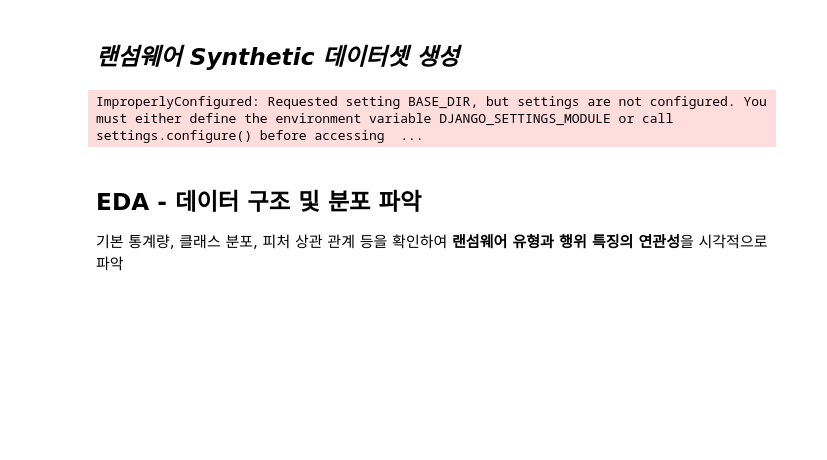
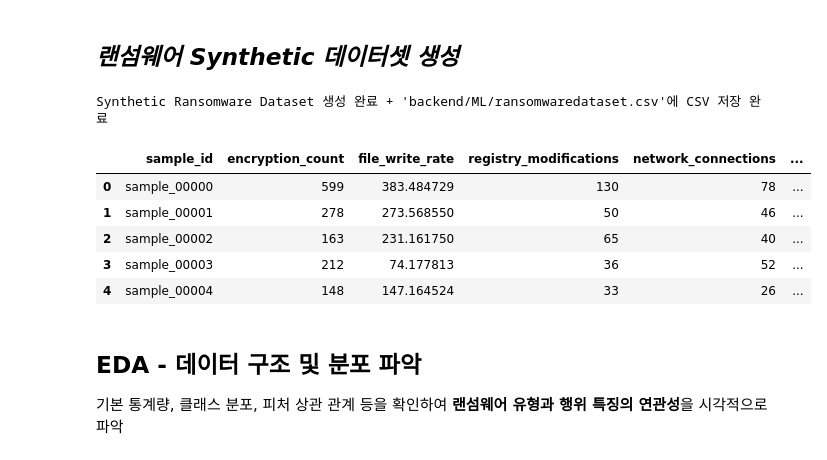
Before and after one commit to minkyungbae/Ransomware-Behavior-Analytics, a Jupyter notebook: ransomware-model.ipynb, the cells around one changed output. Saved outputs shown, nothing was run; the diff lists cells and outputs as text; code cells hidden in the pictures; blank space fills up the shorter version.

Commit message:
Update: ransomware-model.ipynb에 csv 파일 저장 경로 추가

```diff
--- a/ransomware-model.ipynb
+++ b/ransomware-model.ipynb
@@ -149,35 +141,41 @@ def generate_synthetic_ransomware(n_samples: int = 10000, seed: int = 42) -> pd.
         rows.append({
             "sample_id": f"sample_{i:05d}",
             "encryption_count": int(enc),
             "file_write_rate": fw,
             "registry_modifications": int(reg),
             "network_connections": int(net),
             "process_tree_depth": int(depth),
             "bruteforce_attempts": int(brute),
             "usb_access_count": int(usb),
             "cloud_api_access": int(cloud),
             "phishing_indicator": int(ph_ind),
             "exploit_indicator": int(ex_ind),
             "class_id": c,
             "class_name": class_names[c],
         })
     # 설명: 리스트를 pandas DataFrame으로 변환하여 반환
     df = pd.DataFrame(rows)
     return df
 
 
 # 위 함수로 10,000개 샘플 생성
 df = generate_synthetic_ransomware(n_samples=10000, seed=SEED)
 
 # CSV 파일로 저장
-ml_dir = os.path.join(settings.BASE_DIR, "backend/", "ML/")
+ml_dir = os.path.join("backend/", "ML/")
 csv_path = os.path.join(ml_dir, "ransomwaredataset.csv")
 df.to_csv(csv_path, index=False, encoding="utf-8")
 
 print(f"Synthetic Ransomware Dataset 생성 완료 + '{csv_path}'에 CSV 저장 완료")
 df.head()
 # %% [output]
-ImproperlyConfigured: Requested setting BASE_DIR, but settings are not configured. You must either define the environment variable DJANGO_SETTINGS_MODULE or call settings.configure() before accessing  ...
+Synthetic Ransomware Dataset 생성 완료 + 'backend/ML/ransomwaredataset.csv'에 CSV 저장 완료
+|  | sample_id | encryption_count | file_write_rate | registry_modifications | network_connections | ... |
+| 0 | sample_00000 | 599 | 383.484729 | 130 | 78 | ... |
+| 1 | sample_00001 | 278 | 273.568550 | 50 | 46 | ... |
+| 2 | sample_00002 | 163 | 231.161750 | 65 | 40 | ... |
+| 3 | sample_00003 | 212 | 74.177813 | 36 | 52 | ... |
+| 4 | sample_00004 | 148 | 147.164524 | 33 | 26 | ... |
 # %% [markdown]
 ## EDA - 데이터 구조 및 분포 파악
 기본 통계량, 클래스 분포, 피처 상관 관계 등을 확인하여 **랜섬웨어 유형과 행위 특징의 연관성**을 시각적으로 파악
```
Also changed, not shown: parts of 1 cell of this notebook.
